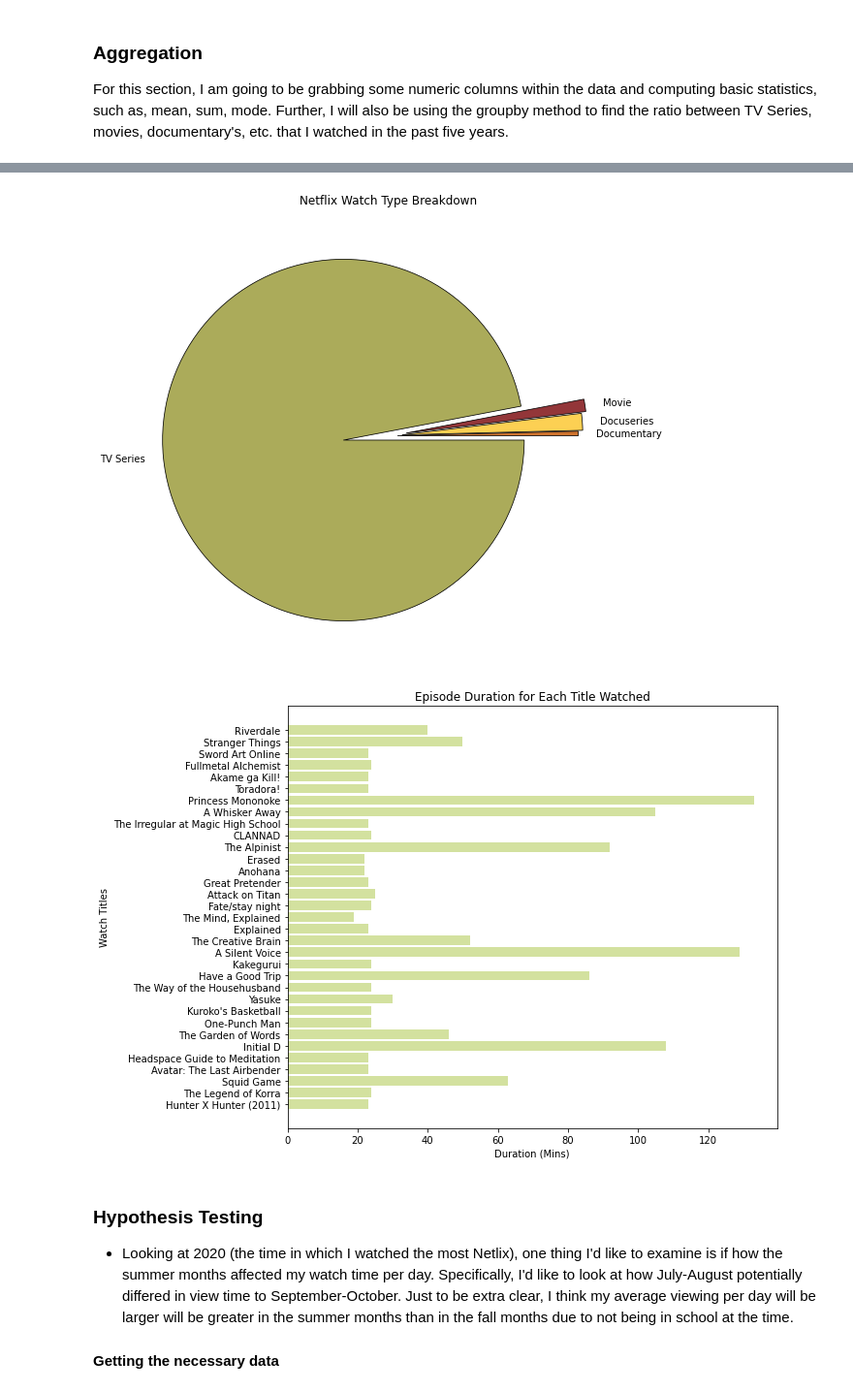
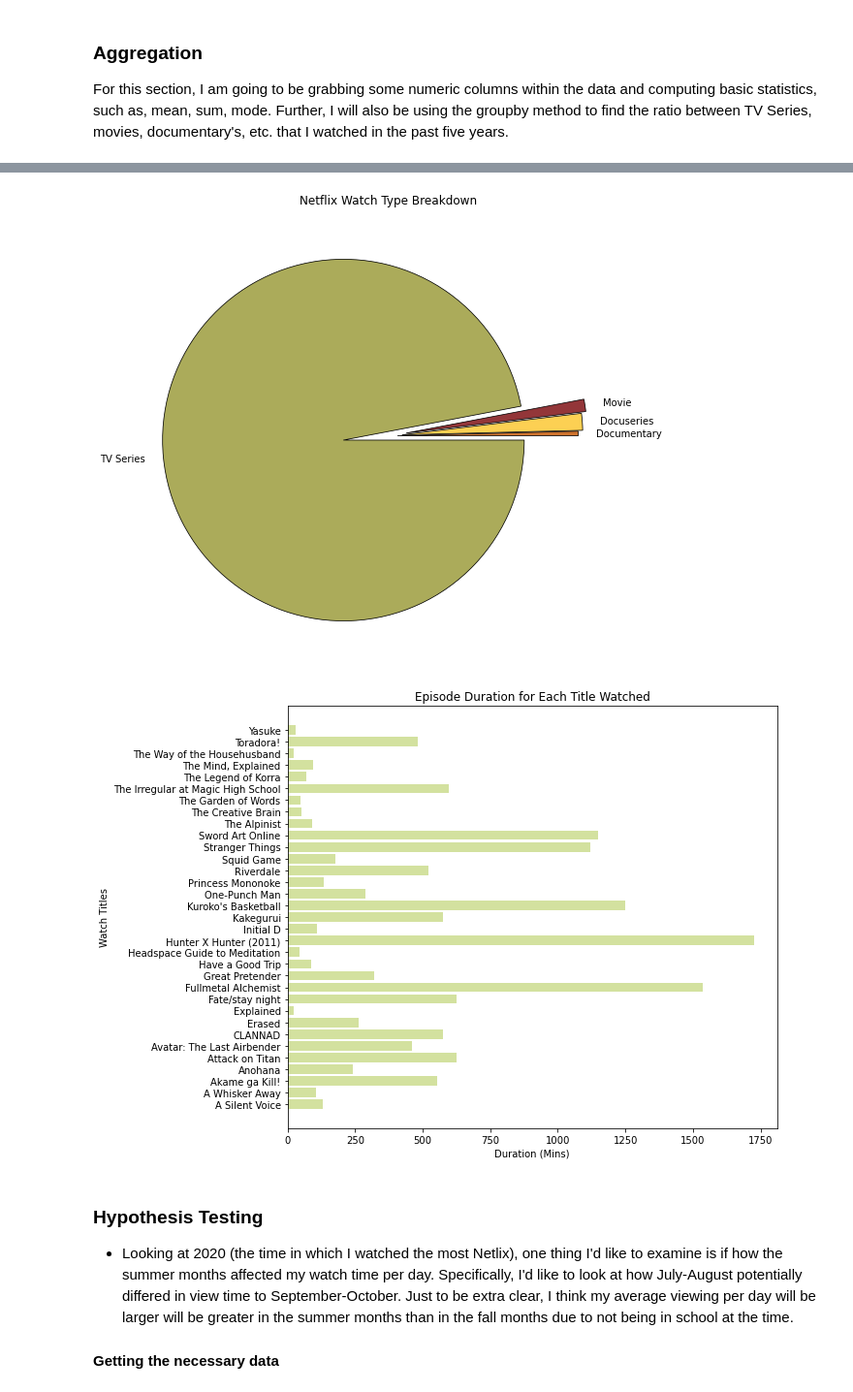
Before and after one commit to mootqns/cpsc222-project, a Jupyter notebook: QuantifiedSelf.ipynb, the cells around one changed output, grey strips where cells are left out. Shown at 97% size. Cells and saved outputs as stored; diff of their text form; code cells hidden in the pictures.

```diff
--- a/QuantifiedSelf.ipynb
+++ b/QuantifiedSelf.ipynb
@@ -108,0 +64,10 @@ TV Series    0.970
+# %%
+# getting series to compute stats on
+duration_col_ser = netflix_merged_df["Duration"]
+release_col_ser = netflix_merged_df["Year Released"]
+
+# basic stats
+utils.stats(duration_col_ser, release_col_ser, netflix_merged_df)
+
+# ratio stats
+ratio_df = utils.type_stats(netflix_merged_df, "Type")
@@ -109,29 +92,31 @@ TV Series    0.970
 # %%
 ## Visualizations
 
 # Type Pie Chart
 
 colors = ("#cd722d", "#fcd053", "#933639","#abab5a")
 wp = { 'linewidth' : 0.75, 'edgecolor' : "black" }
 explode = (0.05, 0.075, 0.1, 0.25)
 
 plt.figure(figsize =(10, 7))
 plt.pie(ratio_df["Type"], labels = ratio_df.index, colors=colors, wedgeprops=wp, explode=explode)
 plt.title("Netflix Watch Type Breakdown")
 plt.tight_layout()
 plt.show()
 
+
+sum_dur_list = netflix_merged_df.groupby(['Title'], as_index=False)['Duration'].sum()
 # Bar Chart
 plt.figure(figsize =(10, 7))
-plt.barh(cleaned_title_col_ser, netflix_merged_df["Duration"], color='#D3E19F')
+plt.barh(sum_dur_list['Title'], sum_dur_list['Duration'], color='#D3E19F')
 plt.xlabel("Duration (Mins)")
 plt.ylabel("Watch Titles")
 plt.title("Episode Duration for Each Title Watched")
 plt.tight_layout()
 plt.show()
 # %% [output]
 [figure]
-[figure, old version]
+[figure, new version]
 # %% [markdown]
 ### Hypothesis Testing
 * Looking at 2020 (the time in which I watched the most Netlix), one thing I'd like to examine is if how the summer months affected my watch time per day. Specifically, I'd like to look at how July-August potentially differed in view time to September-October. Just to be extra clear, I think my average viewing per day will be larger will be greater in the summer months than in the fall months due to not being in school at the time.
```
Also changed, not shown: parts of 3 cells of this notebook, 1 other file.
